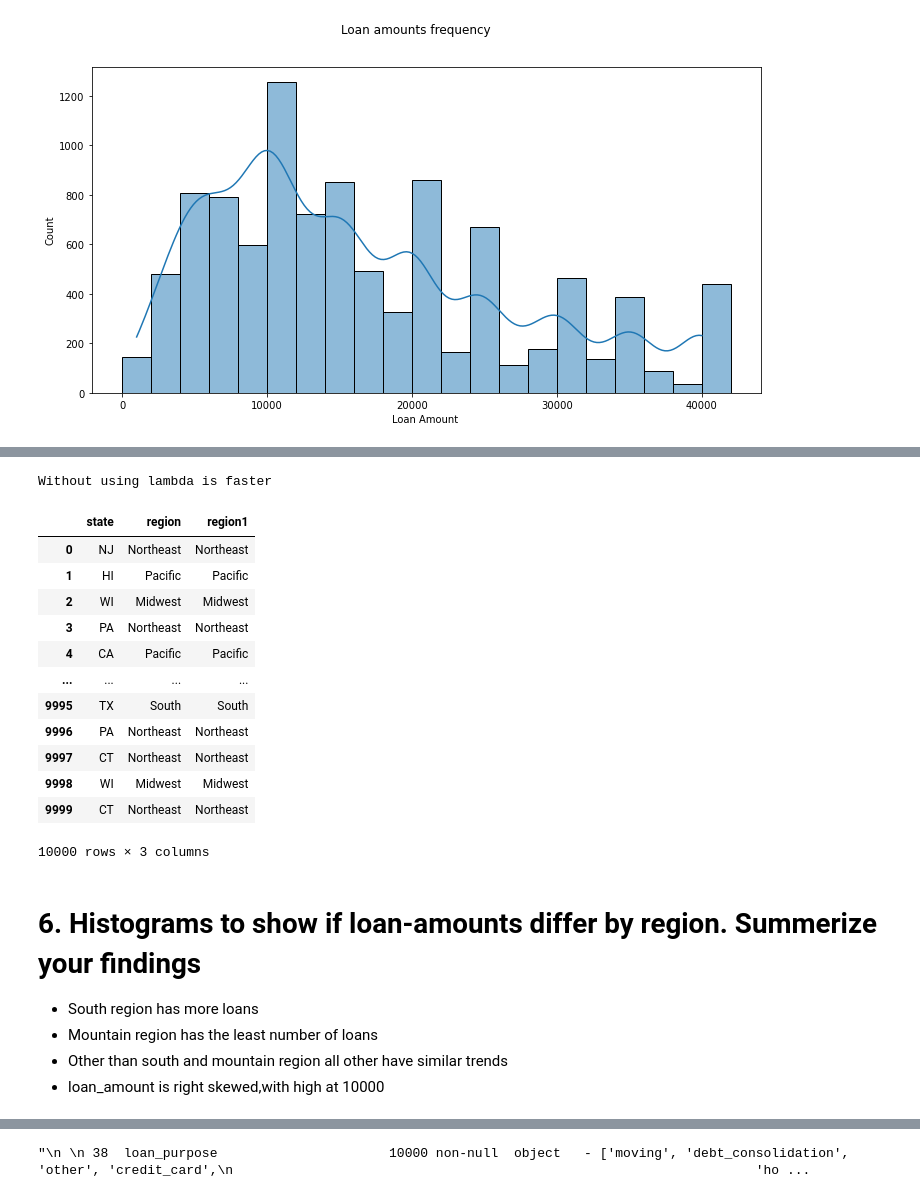
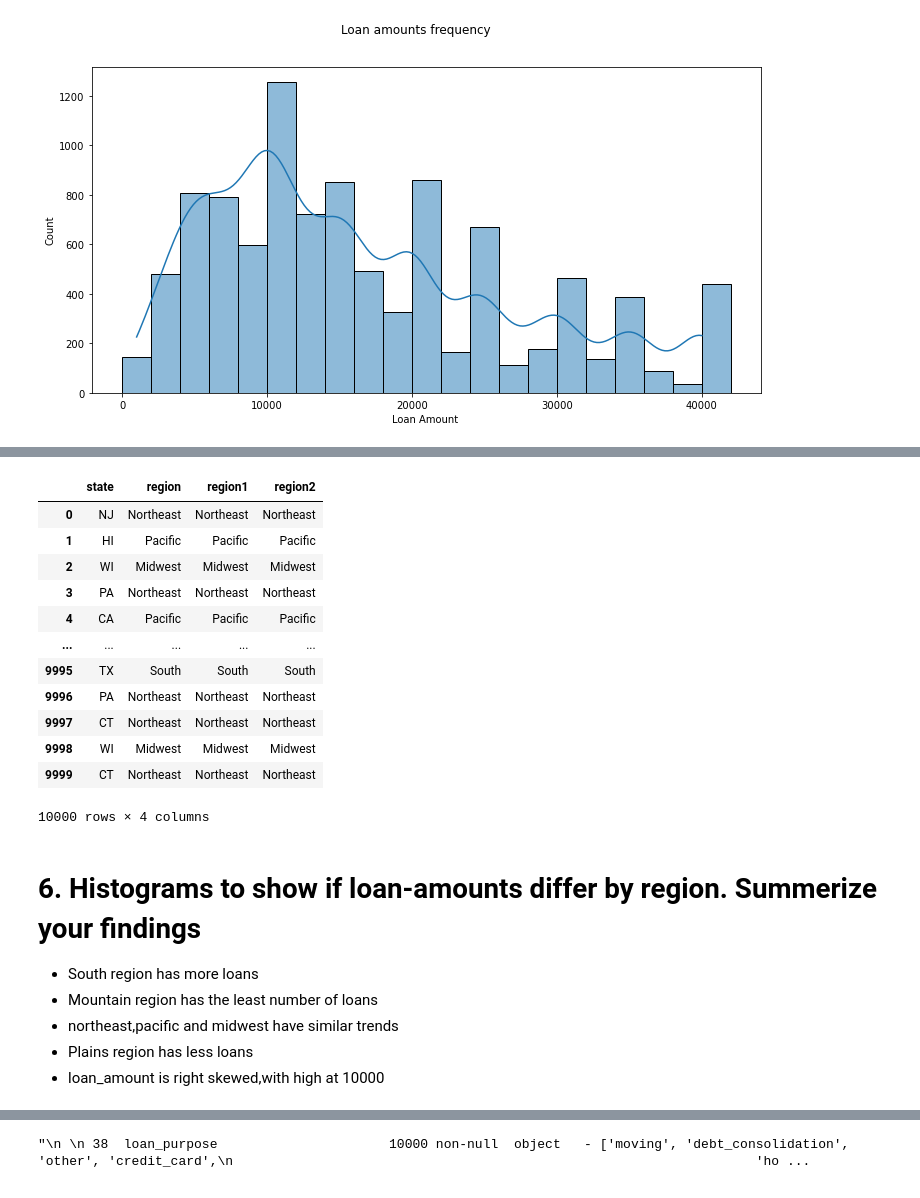
Before and after one commit to rooplaxmidesai/homework, a Jupyter notebook: week_12/week12_homework.ipynb, the cells around one changed output, grey strips where cells are left out. Drawn from its saved outputs; the diff is of its cells as text; code cells hidden in the pictures.

```diff
--- a/week_12/week12_homework.ipynb
+++ b/week_12/week12_homework.ipynb
@@ -394,13 +398,13 @@ plt.show()
 # %%
+
+regions = {'Pacific':['OR','AK','HI','WA','CA'],
+          'Midwest':['NE','MN','MO','WI','IL','MI','IN','OH'],
+          'South':['TX','AR','LA','KY','TN','MS','AL','WV','MD','DE','VA','NC','SC','GA','FL','DC'],
+          'Northeast':['ME','VT','NH','NY','PA','NJ','CT','MA','RI'],
+          'Mountain':['UT','CO','AZ','NM','MT','ID','WY','NV'],
+          'Plains':['KS','IA','ND','SD','OK']}
+
 def get_regionByState(state):
-
-    regions = {'Pacific':['OR','AK','HI','WA','CA'],
-              'Midwest':['NE','MN','MO','WI','IL','MI','IN','OH'],
-              'South':['TX','AR','LA','KY','TN','MS','AL','WV','MD','DE','VA','NC','SC','GA','FL','DC'],
-              'Northeast':['ME','VT','NH','NY','PA','NJ','CT','MA','RI'],
-              'Mountain':['UT','CO','AZ','NM','MT','ID','WY','NV'],
-              'Plains':['KS','IA','ND','SD','OK']}
-
     if state in regions['Pacific']:
         return 'Pacific'
     if state in regions['Midwest']:
@@ -411,4 +415,14 @@ def get_regionByState(state):
         return 'Northeast'
     if state in regions['Mountain']:
         return 'Mountain'
+    if state in regions['Plains']:
+        return 'Plains'
+# %%
+#lambda function
+region_of_state=(lambda x: "Plains"  if x in regions['Plains'] else
+                          ("Midwest" if x in regions['Midwest'] else
+                          ("Pacific" if x in regions['Pacific'] else
+                          ("South" if x in regions['South'] else
+                          ("Northeast" if x in regions['Northeast'] else
+                          "Mountain")))))
 # %%
@@ -430,0 +449,7 @@ map_elapsed_time 0.05274799999999402
+# %%
+#to check the performance of code using lambda function
+start = time.perf_counter()
+region_df['region1'] = region_df.state.map(region_of_state)
+end = time.perf_counter()
+lambda_func_elapsed_time = end - start
+print("lambda_func_elapsed_time",lambda_func_elapsed_time)
@@ -431,8 +458,8 @@ map_elapsed_time 0.05274799999999402
 # %%
-#to check the performance of code using lambda
+#to check the performance of code using lambda and calling regular function
 start = time.perf_counter()
-region_df['region1'] = region_df.apply(lambda x: get_regionByState(x['state']),axis=1)
+region_df['region2'] = region_df.apply(lambda x: get_regionByState(x['state']),axis=1)
 end = time.perf_counter()
-lambda_elapsed_time = end - start
-print("map_elapsed_time",lambda_elapsed_time)
+lambda_regular_func_elapsed_time = end - start
+print("lambda_regular_func_elapsed_time",lambda_regular_func_elapsed_time)
 # %% [output]
@@ -440,32 +467,26 @@ map_elapsed_time 0.256990100000003
-# %%
-if(withoutlambda_elapsed_time < lambda_elapsed_time):
-    print("Without using lambda is faster")
-else:
-    print("Using lambda is faster")
-# %% [output]
-Without using lambda is faster
 # %%
 #compare values of region created using without using lambda and region1 created using lambda
-region_df[['state','region','region1']]
+region_df[['state','region','region1','region2']]
 # %% [output]
-|  | state | region | region1 |
-| 0 | NJ | Northeast | Northeast |
-| 1 | HI | Pacific | Pacific |
-| 2 | WI | Midwest | Midwest |
-| 3 | PA | Northeast | Northeast |
-| 4 | CA | Pacific | Pacific |
-| ... | ... | ... | ... |
-| 9995 | TX | South | South |
-| 9996 | PA | Northeast | Northeast |
-| 9997 | CT | Northeast | Northeast |
-| 9998 | WI | Midwest | Midwest |
-| 9999 | CT | Northeast | Northeast |
+|  | state | region | region1 | region2 |
+| 0 | NJ | Northeast | Northeast | Northeast |
+| 1 | HI | Pacific | Pacific | Pacific |
+| 2 | WI | Midwest | Midwest | Midwest |
+| 3 | PA | Northeast | Northeast | Northeast |
+| 4 | CA | Pacific | Pacific | Pacific |
+| ... | ... | ... | ... | ... |
+| 9995 | TX | South | South | South |
+| 9996 | PA | Northeast | Northeast | Northeast |
+| 9997 | CT | Northeast | Northeast | Northeast |
+| 9998 | WI | Midwest | Midwest | Midwest |
+| 9999 | CT | Northeast | Northeast | Northeast |
-10000 rows × 3 columns
+10000 rows × 4 columns
 # %% [markdown]
 # 6. Histograms to show if loan-amounts differ by region. Summerize your findings
 - South region has more loans
 - Mountain region has the least number of loans
-- Other than south and mountain region all other have similar trends
+- northeast,pacific and midwest have similar trends
+- Plains region has less loans
 - loan_amount is right skewed,with high at 10000
 # %%
 plt.figure(figsize=(16,9))
```
Also changed, not shown: parts of 7 cells of this notebook.
